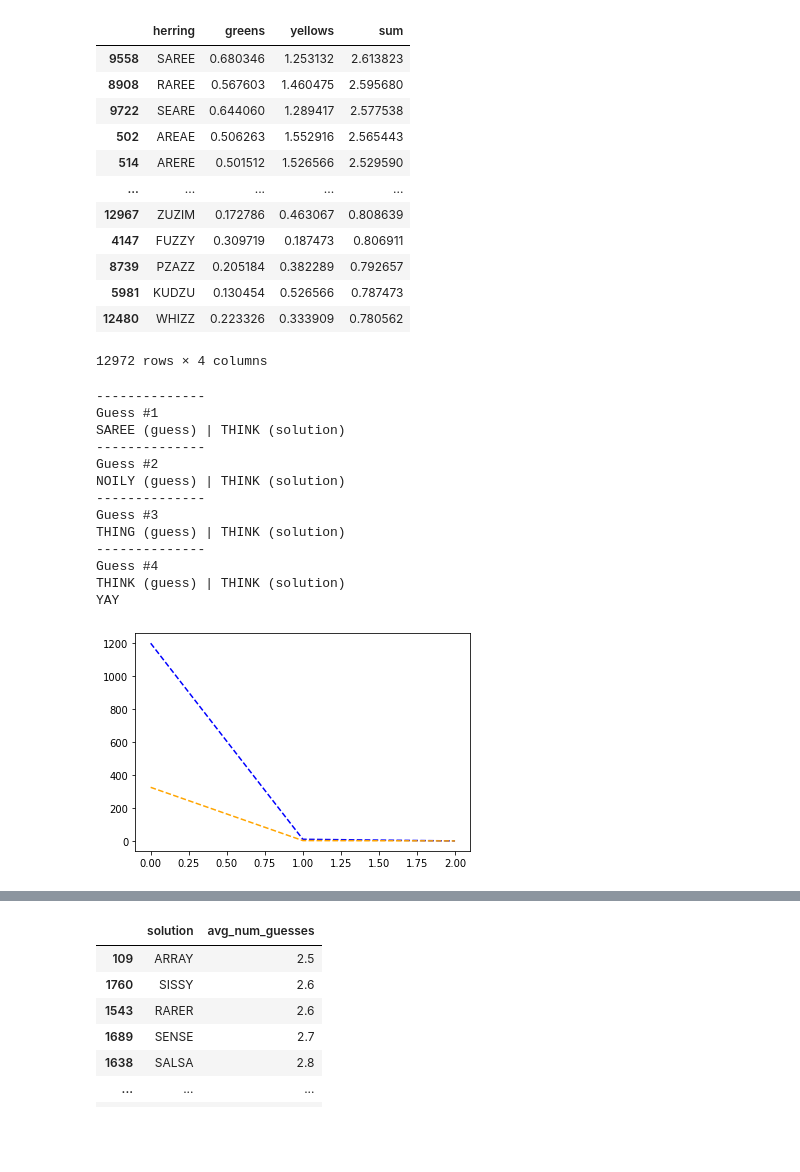
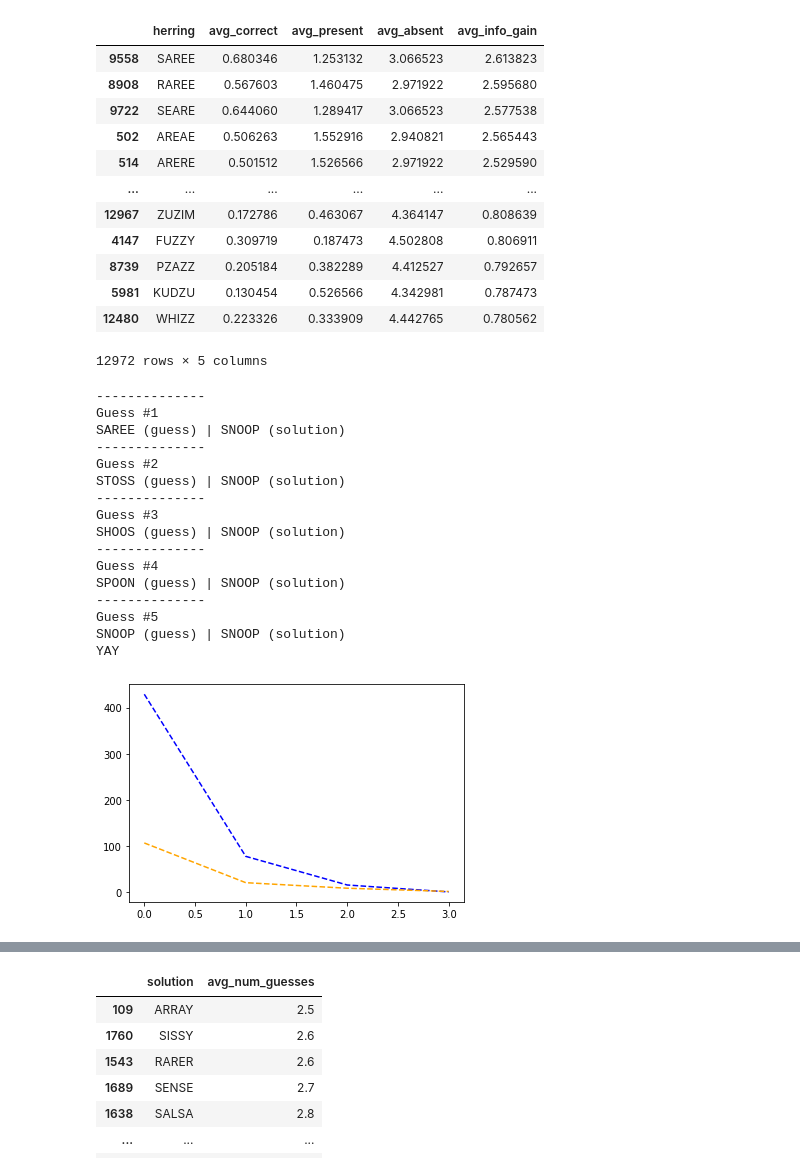
Before and after one commit to sejaldua/wordle-analysis, a Jupyter notebook: analysis.ipynb, the cells around one changed output, grey strips where cells are left out. Cells and saved outputs as stored; diff of their text form; code cells hidden in the pictures; blank space fills up the shorter version.

```diff
--- a/analysis.ipynb
+++ b/analysis.ipynb
@@ -31,17 +31,18 @@ def process_guess(herring, solution):
     return score
 
 def simulate_guess_for_all_solutions(herring, solution_pool):
-    heuristics = {'greens': [], 'yellows': [], 'sum': []}
+    heuristics = {'correct': [], 'present': [], 'absent': [], 'info_gain': []}
     for solution in solution_pool:
         score = process_guess(herring, solution)
-        heuristics['greens'].append(score.count(2))
-        heuristics['yellows'].append(score.count(1))
-        heuristics['sum'].append(sum(score))
+        heuristics['correct'].append(score.count(2))
+        heuristics['present'].append(score.count(1))
+        heuristics['absent'].append(score.count(0))
+        heuristics['info_gain'].append(sum(score))
     avg_heuristics = {k: np.mean(v) for k, v in heuristics.items()}
     return avg_heuristics.values()
 
 herring_df =  pd.DataFrame(orig_herrings, columns=['herring'])
-herring_df['greens'], herring_df['yellows'], herring_df['sum'] = zip(*herring_df['herring'].progress_apply(lambda x: simulate_guess_for_all_solutions(x, orig_solutions)))
+herring_df['avg_correct'], herring_df['avg_present'], herring_df['avg_absent'], herring_df['avg_info_gain'] = zip(*herring_df['herring'].progress_apply(lambda x: simulate_guess_for_all_solutions(x, orig_solutions)))
 orig_herring_df = herring_df
 orig_herring_df
 # %% [output]
@@ -61,19 +62,19 @@ orig_herring_df
 # %%
-orig_herring_df.sort_values(by='sum', ascending=False)
+orig_herring_df.sort_values(by='avg_info_gain', ascending=False)
 # %% [output]
-|  | herring | greens | yellows | sum |
-| 9558 | SAREE | 0.680346 | 1.253132 | 2.613823 |
-| 8908 | RAREE | 0.567603 | 1.460475 | 2.595680 |
-| 9722 | SEARE | 0.644060 | 1.289417 | 2.577538 |
-| 502 | AREAE | 0.506263 | 1.552916 | 2.565443 |
-| 514 | ARERE | 0.501512 | 1.526566 | 2.529590 |
-| ... | ... | ... | ... | ... |
-| 12967 | ZUZIM | 0.172786 | 0.463067 | 0.808639 |
-| 4147 | FUZZY | 0.309719 | 0.187473 | 0.806911 |
-| 8739 | PZAZZ | 0.205184 | 0.382289 | 0.792657 |
-| 5981 | KUDZU | 0.130454 | 0.526566 | 0.787473 |
-| 12480 | WHIZZ | 0.223326 | 0.333909 | 0.780562 |
+|  | herring | avg_correct | avg_present | avg_absent | avg_info_gain |
+| 9558 | SAREE | 0.680346 | 1.253132 | 3.066523 | 2.613823 |
+| 8908 | RAREE | 0.567603 | 1.460475 | 2.971922 | 2.595680 |
+| 9722 | SEARE | 0.644060 | 1.289417 | 3.066523 | 2.577538 |
+| 502 | AREAE | 0.506263 | 1.552916 | 2.940821 | 2.565443 |
+| 514 | ARERE | 0.501512 | 1.526566 | 2.971922 | 2.529590 |
+| ... | ... | ... | ... | ... | ... |
+| 12967 | ZUZIM | 0.172786 | 0.463067 | 4.364147 | 0.808639 |
+| 4147 | FUZZY | 0.309719 | 0.187473 | 4.502808 | 0.806911 |
+| 8739 | PZAZZ | 0.205184 | 0.382289 | 4.412527 | 0.792657 |
+| 5981 | KUDZU | 0.130454 | 0.526566 | 4.342981 | 0.787473 |
+| 12480 | WHIZZ | 0.223326 | 0.333909 | 4.442765 | 0.780562 |
-12972 rows × 4 columns
+12972 rows × 5 columns
 # %%
 def filter_list(pool, guess, score):
     for i, char in enumerate(guess):
@@ -85,11 +86,8 @@ def filter_list(pool, guess, score):
             pool = [word for word in pool if char not in word]
     return pool
 
-color_map = {2: 'green', 1: 'yellow', 0: 'red'}
-
 def simulate_round(guess, solution, herring_df, solution_pool):
     score = process_guess(guess, solution)
-    # colored_guess = "".join([f"[{color_map[num]}]{char}[/{color_map[num]}]" for num, char in zip(score, guess)])
     print(f"{guess} (guess) | {solution} (solution)")
     if guess == solution:
         return True
@@ -98,10 +96,10 @@ def simulate_round(guess, solution, herring_df, solution_pool):
     if guess in herring_pool: herring_pool.remove(guess)
     new_herring_df = herring_df.copy()
     new_herring_df = new_herring_df[new_herring_df.herring.isin(herring_pool)]
+
     # re-run simulation to get new heuristic scoring metrics
-    new_herring_df['greens'], new_herring_df['yellows'], new_herring_df['sum'] = zip(*new_herring_df['herring'].map(lambda x: simulate_guess_for_all_solutions(x, solution_pool)))
+    new_herring_df['avg_correct'], new_herring_df['avg_present'], new_herring_df['avg_absent'], new_herring_df['avg_info_gain'] = zip(*new_herring_df['herring'].map(lambda x: simulate_guess_for_all_solutions(x, solution_pool)))
     return solution_pool, new_herring_df
-
 
 def run_simulation(solution):
     global orig_solutions, orig_herring_df
@@ -113,39 +111,42 @@ def run_simulation(solution):
     while not solved:
         print("--------------")
         print(f"Guess #{count}")
-        guess = herring_df.sort_values(by='sum', ascending=False).iloc[0, 0]
+        guess = herring_df.sort_values(by='avg_info_gain', ascending=False).iloc[0, 0]
         simu_results = simulate_round(guess, solution, herring_df, solution_pool)
         if simu_results == True:
             solved = True
             print("YAY")
         else:
             solution_pool, herring_df = simu_results
             s_pool_size.append(len(solution_pool))
             h_pool_size.append(len(herring_df))
             # print(f"herring pool size {len(herring_df)}")
             # print(f"solution pool size {len(solution_pool)}")
         count += 1
     fig = plt.figure()
     plt.plot(list(range(count-2)), h_pool_size, color='blue', linestyle='--')
     plt.plot(list(range(count-2)), s_pool_size, color='orange', linestyle='--')
 
 solution = random.choice(orig_solutions)
 run_simulation(solution)
 # %% [output]
 --------------
 Guess #1
-SAREE (guess) | THINK (solution)
+SAREE (guess) | SNOOP (solution)
 --------------
 Guess #2
-NOILY (guess) | THINK (solution)
+STOSS (guess) | SNOOP (solution)
 --------------
 Guess #3
-THING (guess) | THINK (solution)
+SHOOS (guess) | SNOOP (solution)
 --------------
 Guess #4
-THINK (guess) | THINK (solution)
+SPOON (guess) | SNOOP (solution)
+--------------
+Guess #5
+SNOOP (guess) | SNOOP (solution)
 YAY
-[figure, old version]
+[figure, new version]
 # %%
 def compute_avg_pool_size_shrink(herring, herring_pool, solution_pool):
     h_pool_shrink, s_pool_shrink = [], []
```
Also changed, not shown: parts of 4 cells of this notebook, 3 other files.
